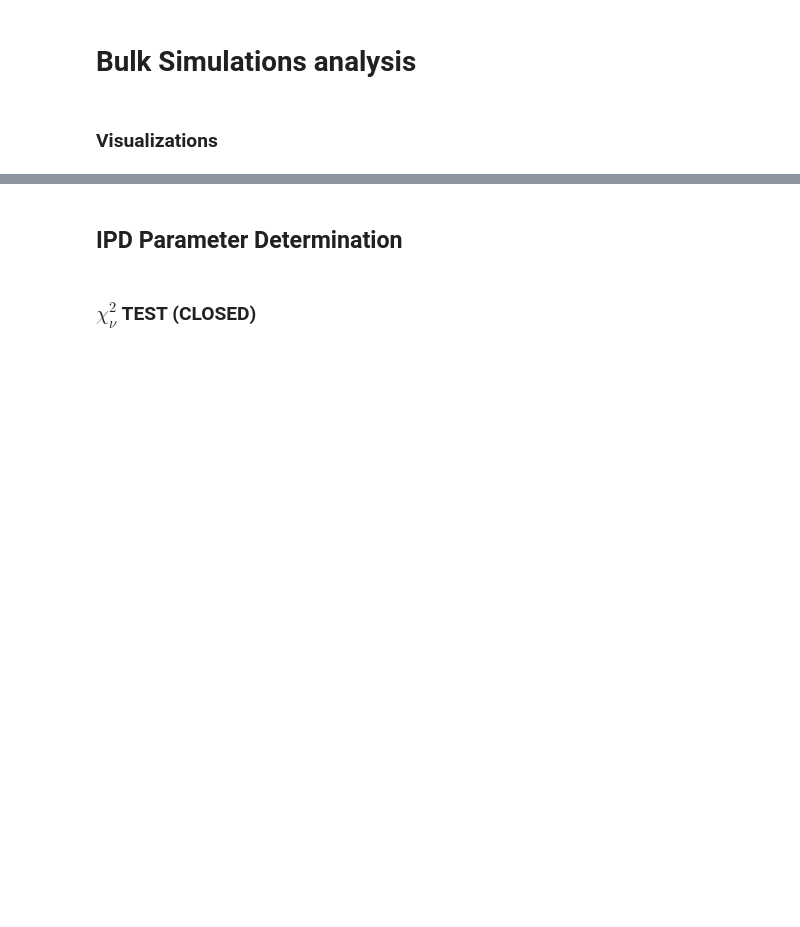
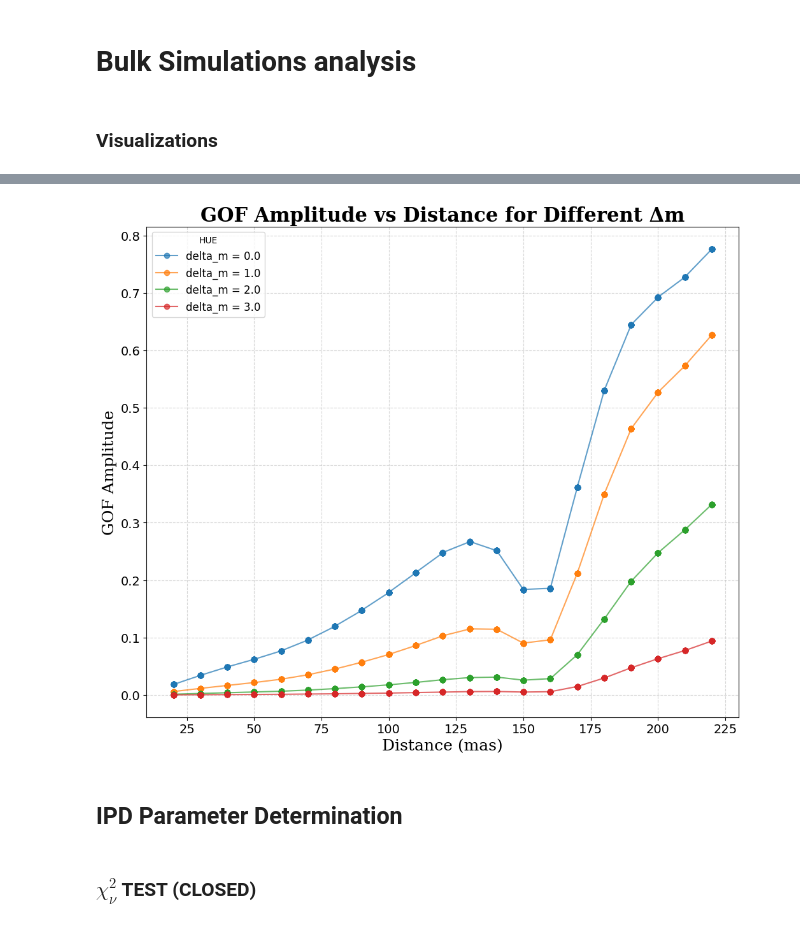
Before and after one commit to pietroferraiuolo/BINCAT, a Jupyter notebook: scripts/05-analysis-v1.ipynb, the cells around one changed output, grey strips where cells are left out. Drawn from its saved outputs; the diff is of its cells as text; code cells hidden in the pictures; blank space fills up the shorter version.

```diff
--- a/scripts/05-analysis-v1.ipynb
+++ b/scripts/05-analysis-v1.ipynb
@@ -164,3 +166,16 @@ fig.savefig(f'{home}/Desktop/A_D_DM_G.png', dpi=450)
+# %%
+plot_groups(
+    sd,
+    x='D_mas',
+    y='gof_amp',
+    hue='delta_m',
+    xlabel='Distance (mas)',
+    ylabel='GOF Amplitude',
+    title='GOF Amplitude vs Distance for Different Δm',
+    figsize=(12,10)
+)
+# %% [output]
+[figure, added]
 # %% [markdown]
 ## IPD Parameter Determination
 # %% [markdown]
```
Also changed, not shown: parts of 5 cells of this notebook, 8 other files.
